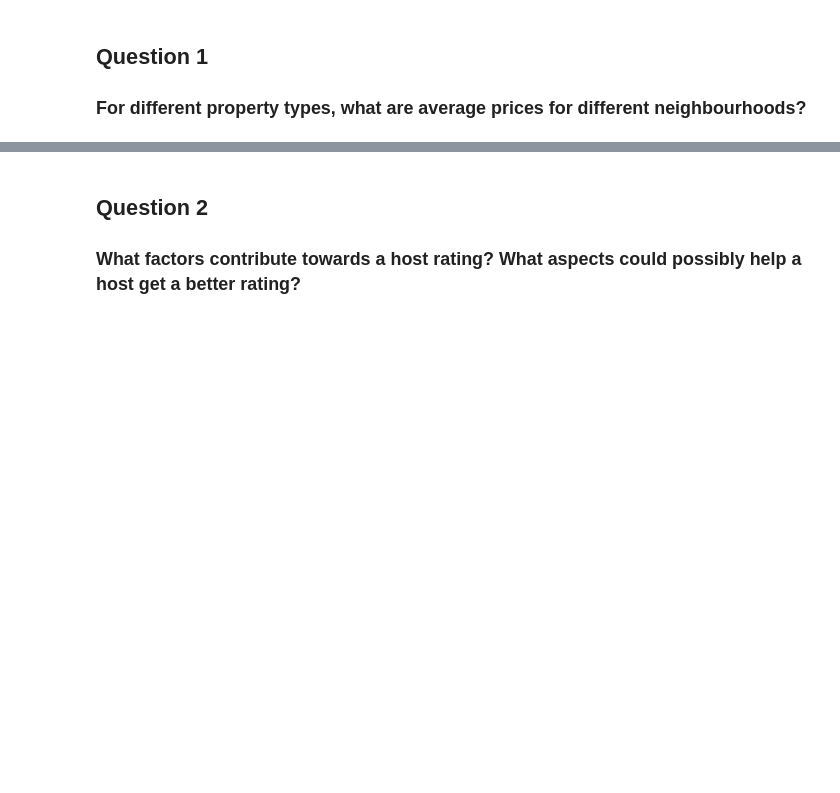
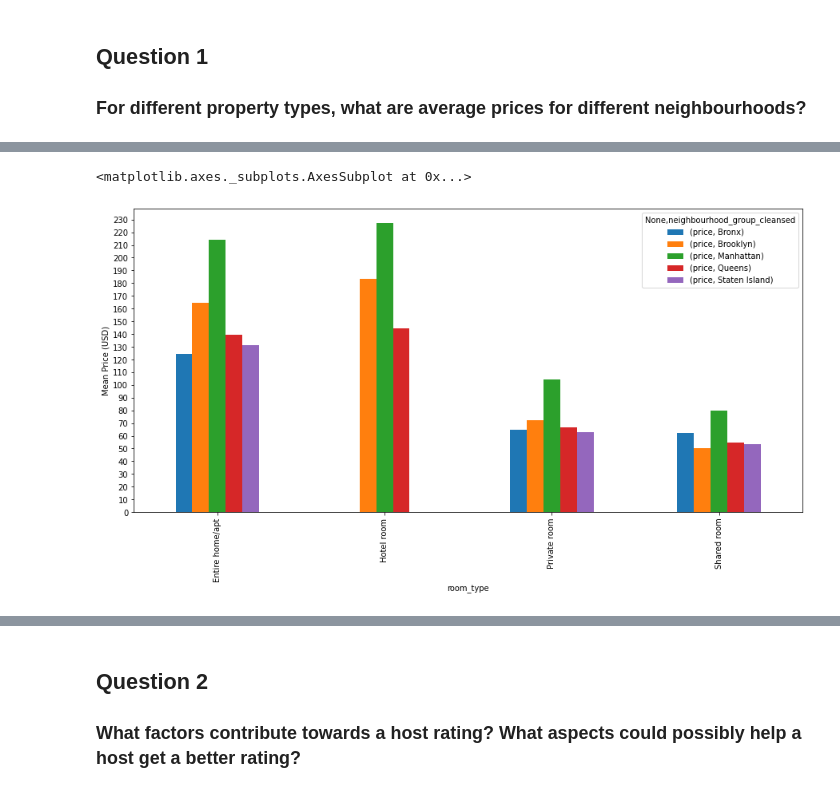
Before and after one commit to sakshigoplani/DataScienceNanodegree, a Jupyter notebook: Introduction_To_Data_Science_Project_1/new_york_airbnb.ipynb, the cells around one changed output, grey strips where cells are left out. Saved outputs shown, nothing was run; the diff lists cells and outputs as text; code cells hidden in the pictures; blank space fills up the shorter version.

```diff
--- a/Introduction_To_Data_Science_Project_1/new_york_airbnb.ipynb
+++ b/Introduction_To_Data_Science_Project_1/new_york_airbnb.ipynb
@@ -688,0 +712,12 @@ Private room    Bronx                          64.504032
+# %%
+grouped_data_price
+fig, price_plot = plt.subplots(figsize=(15,7))
+
+major_ticks = np.arange(0, 500, 10)
+price_plot.set_yticks(major_ticks)
+plt.ylabel("Mean Price (USD)")
+
+grouped_data_price.unstack().plot.bar(ax = price_plot)
+# %% [output]
+<matplotlib.axes._subplots.AxesSubplot at 0x...>
+[figure, added]
```
Also changed, not shown: parts of 11 cells of this notebook.
